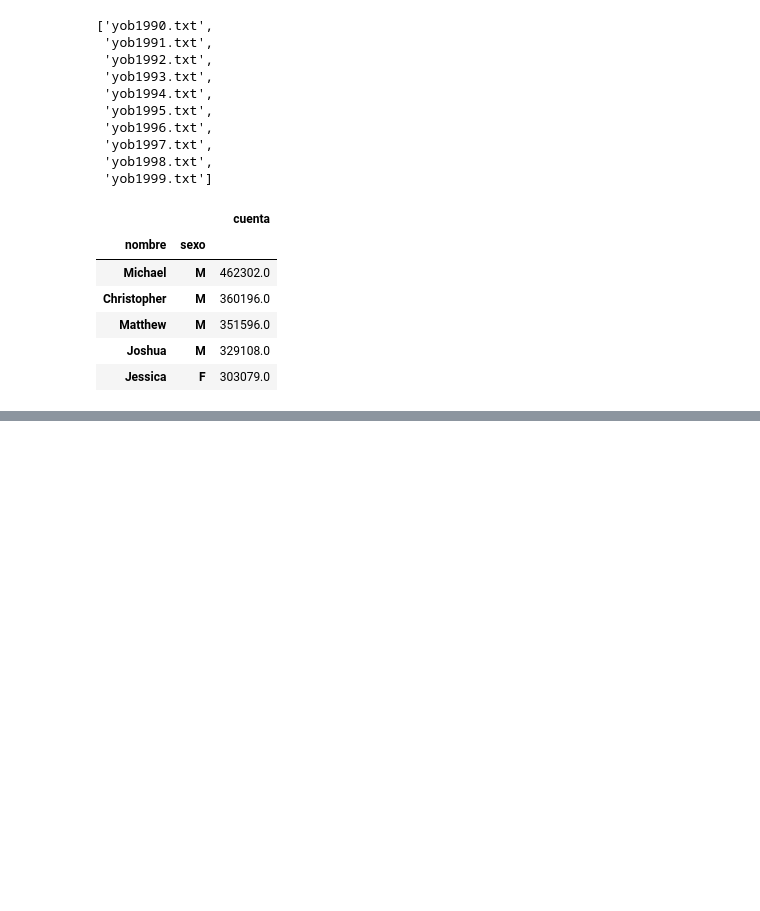
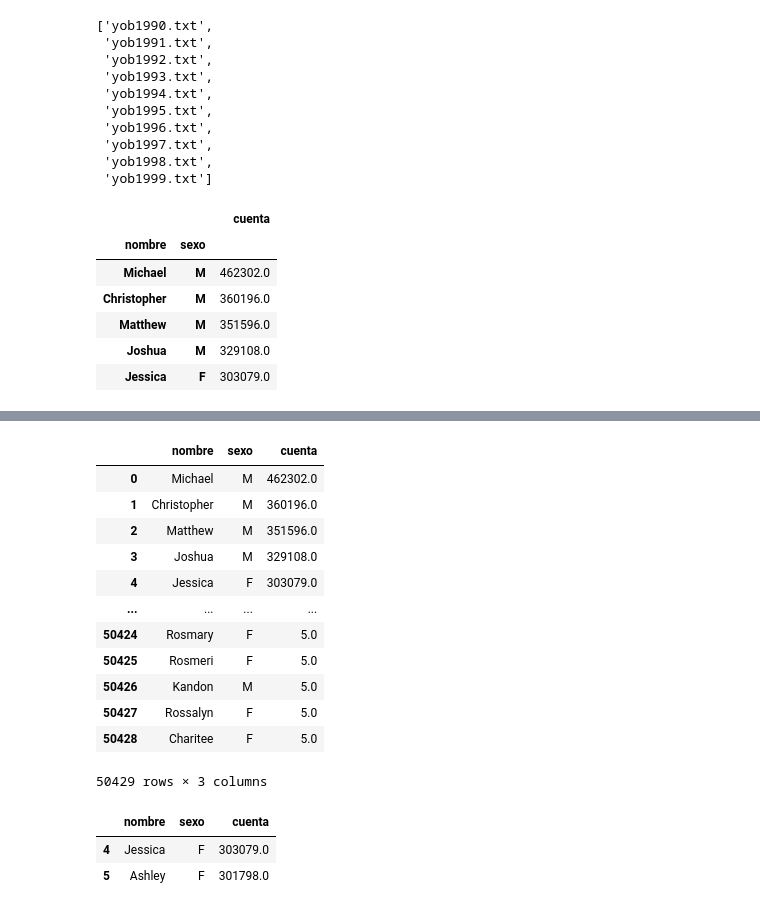
Before and after one commit to mcejudoo/CursoPythonAvanzado, a Jupyter notebook: codigo/pandas_nacimientos.ipynb, the cells around one changed output, grey strips where cells are left out. Saved outputs shown, nothing was run; the diff lists cells and outputs as text; code cells hidden in the pictures; blank space fills up the shorter version.

```diff
--- a/codigo/pandas_nacimientos.ipynb
+++ b/codigo/pandas_nacimientos.ipynb
@@ -175,0 +193,3 @@ total.head()
+# %%
+copia = total.copy(True)
+copia
@@ -175,0 +211,23 @@ total.head()
+# %%
+copia.reset_index(inplace=True)
+copia
+# %% [output]
+|  | nombre | sexo | cuenta |
+| 0 | Michael | M | 462302.0 |
+| 1 | Christopher | M | 360196.0 |
+| 2 | Matthew | M | 351596.0 |
+| 3 | Joshua | M | 329108.0 |
+| 4 | Jessica | F | 303079.0 |
+| ... | ... | ... | ... |
+| 50424 | Rosmary | F | 5.0 |
+| 50425 | Rosmeri | F | 5.0 |
+| 50426 | Kandon | M | 5.0 |
+| 50427 | Rossalyn | F | 5.0 |
+| 50428 | Charitee | F | 5.0 |
+50429 rows × 3 columns
+# %%
+copia[(copia.cuenta > 300000) & (copia.sexo == 'F')]
+# %% [output]
+|  | nombre | sexo | cuenta |
+| 4 | Jessica | F | 303079.0 |
+| 5 | Ashley | F | 301798.0 |
```
Also changed, not shown: parts of 9 cells of this notebook.
